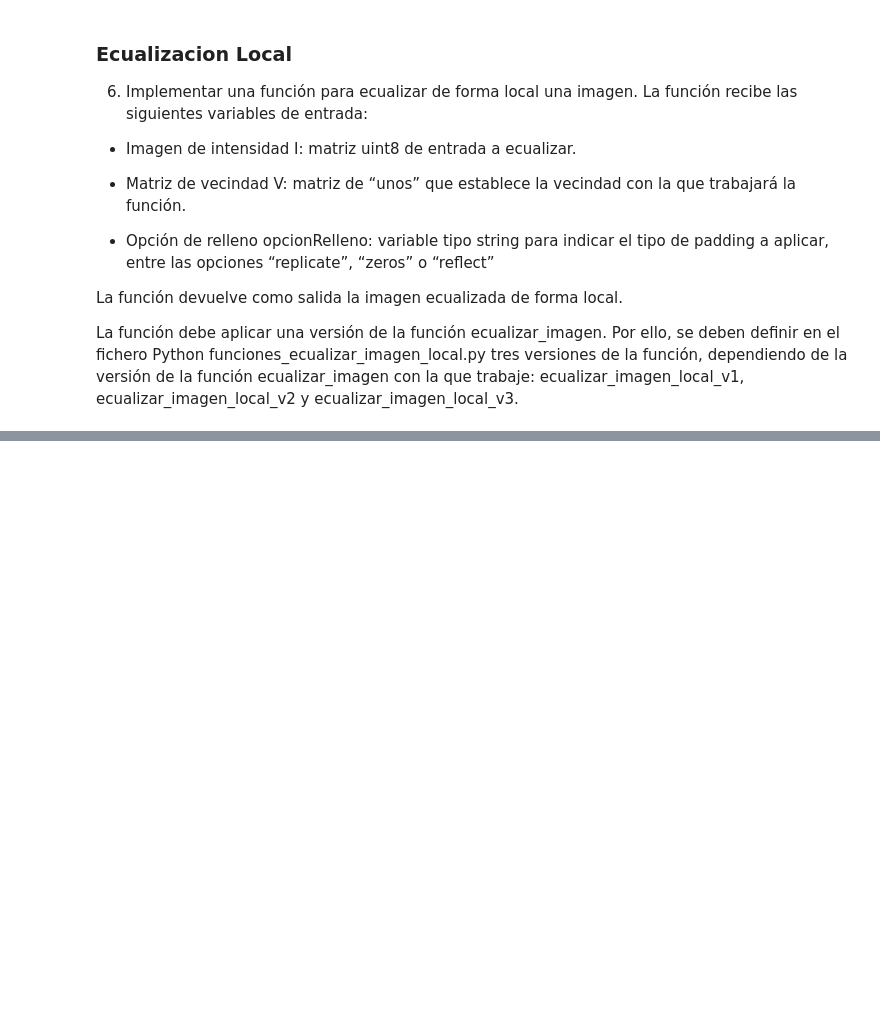
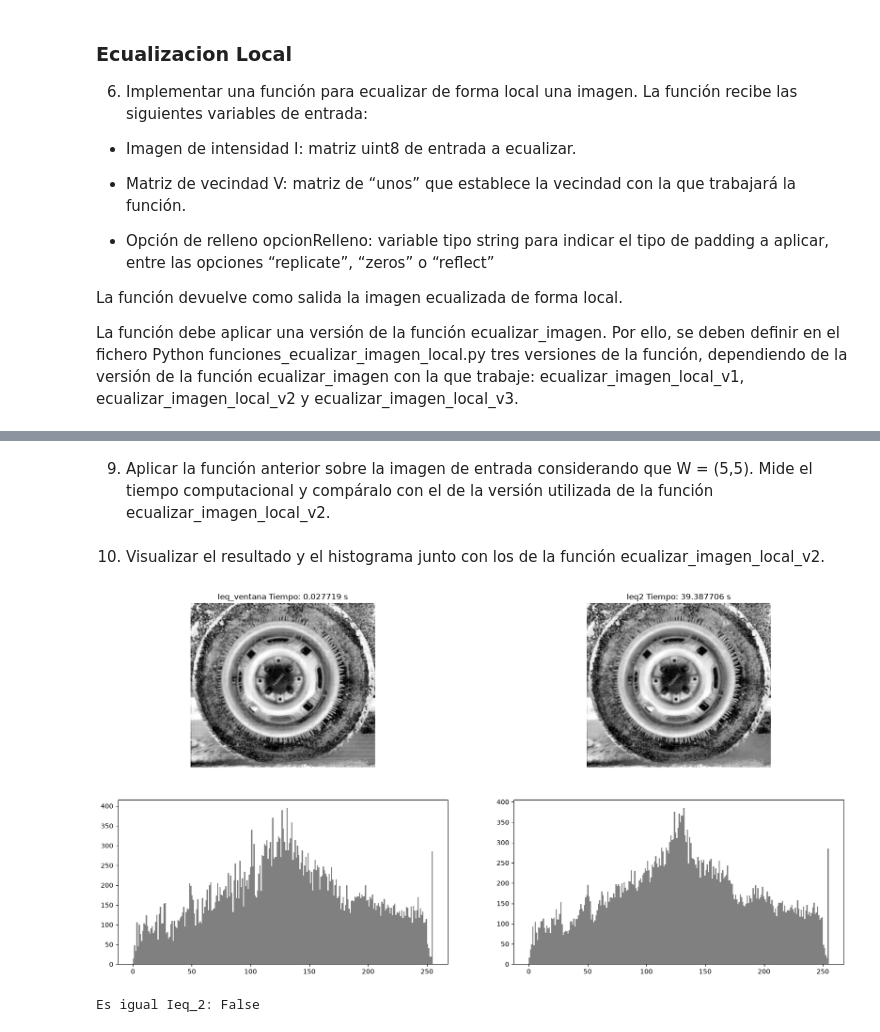
Before and after one commit to rubencq26/Practica4VpC, a Jupyter notebook: practica4.ipynb, the cells around one changed output, grey strips where cells are left out. Drawn from its saved outputs; the diff is of its cells as text; code cells hidden in the pictures; blank space fills up the shorter version.

```diff
--- a/practica4.ipynb
+++ b/practica4.ipynb
@@ -471,0 +572,45 @@ def ecualizar_imagen_local_v3(I, V, opcionRelleno="replicate"):
+# %% [markdown]
+9. Aplicar la función anterior sobre la imagen de entrada considerando que W = (5,5). Mide el tiempo computacional y compáralo con el de la versión utilizada de la función ecualizar_imagen_local_v2.
+# %%
+alto, ancho = I.shape
+
+Vi = alto // 3
+if Vi % 2 == 0:
+    Vi += 1
+
+Vj = ancho // 3
+if Vj % 2 == 0:
+    Vj += 1
+
+V = np.ones((Vi, Vj))
+W = (5,5)
+# %%
+start = time.time()
+Ieq_v = ecualizar_imagen_local_por_ventanas(I, V,'replicate', W)
+tiempo4 = time.time() - start
+# %% [markdown]
+10. Visualizar el resultado y el histograma junto con los de la función ecualizar_imagen_local_v2.
+# %%
+plt.figure(figsize=(20,10))
+plt.subplot(2,2,1)
+plt.imshow(Ieq_v, cmap="gray")
+plt.title(f"Ieq_ventana Tiempo: {tiempo4:.6f} s")
+plt.axis("off")
+
+plt.subplot(2, 2, 2)
+plt.imshow(Ieq2, cmap="gray")
+plt.title(f"Ieq2 Tiempo: {tiempo2:.6f} s")
+plt.axis("off")
+
+plt.subplot(2,2,3)
+plt.hist(Ieq_v.ravel(), bins=256, range=(0,255), color="gray")
+
+plt.subplot(2, 2, 4)
+plt.hist(Ieq2.ravel(), bins=256, range=(0,255), color="gray")
+
+plt.show()
+
+print(f"Es igual Ieq_2: {np.array_equal(Ieq_v, Ieq2)}")
+# %% [output]
+[figure, added]
+Es igual Ieq_2: False
```
Also changed, not shown: parts of 11 cells of this notebook, 2 other files.
